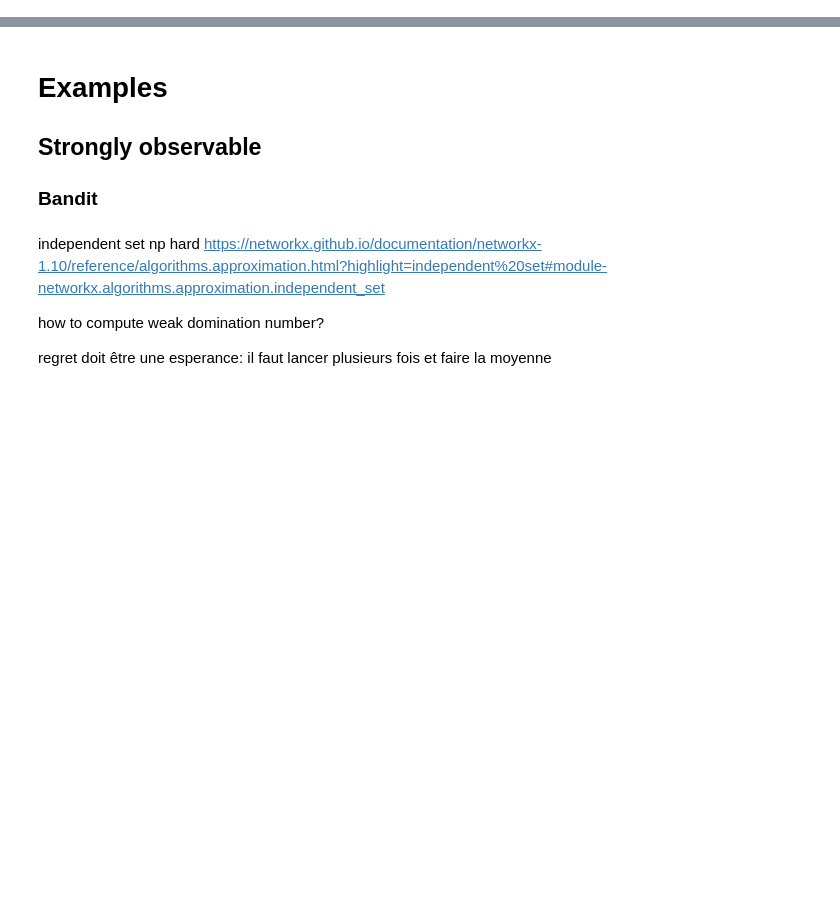
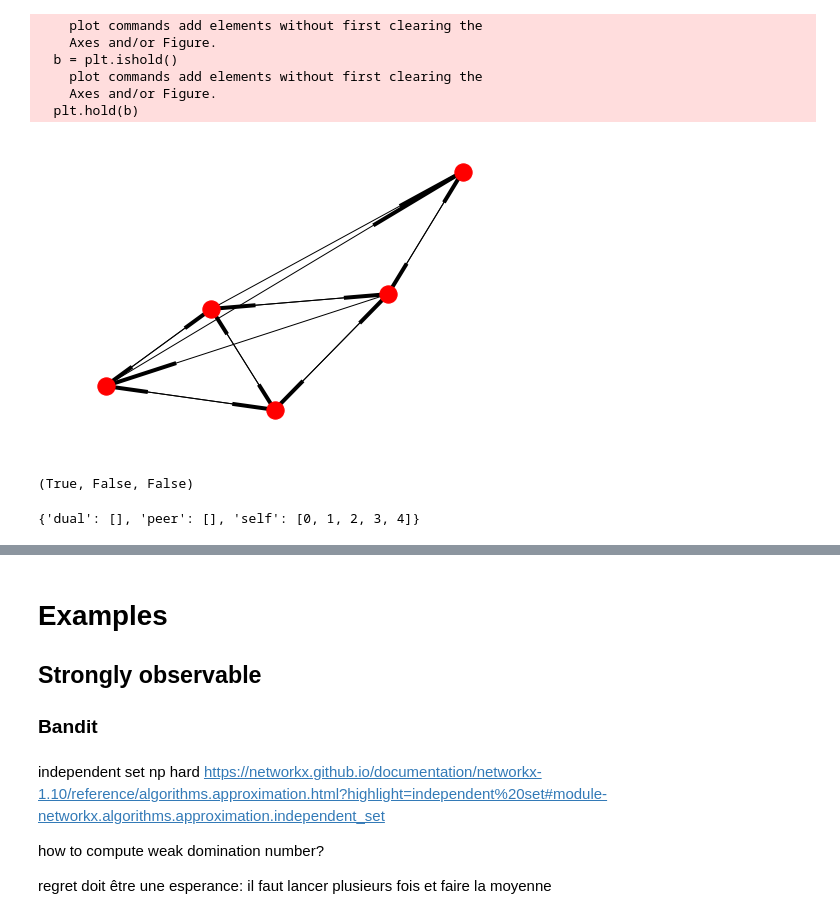
Before and after one commit to funboarder13920/GML-Project, a Jupyter notebook: EXP3.ipynb, the cells around one changed output, grey strips where cells are left out. Saved outputs shown, nothing was run; the diff lists cells and outputs as text; code cells hidden in the pictures; blank space fills up the shorter version.

```diff
--- a/EXP3.ipynb
+++ b/EXP3.ipynb
@@ -36,8 +73,26 @@ H = obsGraph.strong_obs_graph(n_nodes, alpha, beta)
+# %%
+alpha1 = 0.5
+beta1 = 0.5
+n_nodes = 5
+H1 = obsGraph.strong_obs_graph(n_nodes, alpha1, beta1)
 # %%
-nx.draw(H)  # networkx draw()
+nx.draw(H1)  # networkx draw()
 plt.draw()
 plt.show()
+write_dot(H1,'strong1.dot')
+# %% [output]
+    plot commands add elements without first clearing the
+    Axes and/or Figure.
+  b = plt.ishold()
+    plot commands add elements without first clearing the
+    Axes and/or Figure.
+  plt.hold(b)
+[figure, added]
 # %%
-obsGraph.observability_type(H)
+obsGraph.observability_type(H1)
+# %% [output]
+(True, False, False)
 # %%
-obsGraph.strong_nodes(H)
+obsGraph.strong_nodes(H1)
+# %% [output]
+{'dual': [], 'peer': [], 'self': [0, 1, 2, 3, 4]}
```
Also changed, not shown: parts of 13 cells of this notebook, 7 other files.
